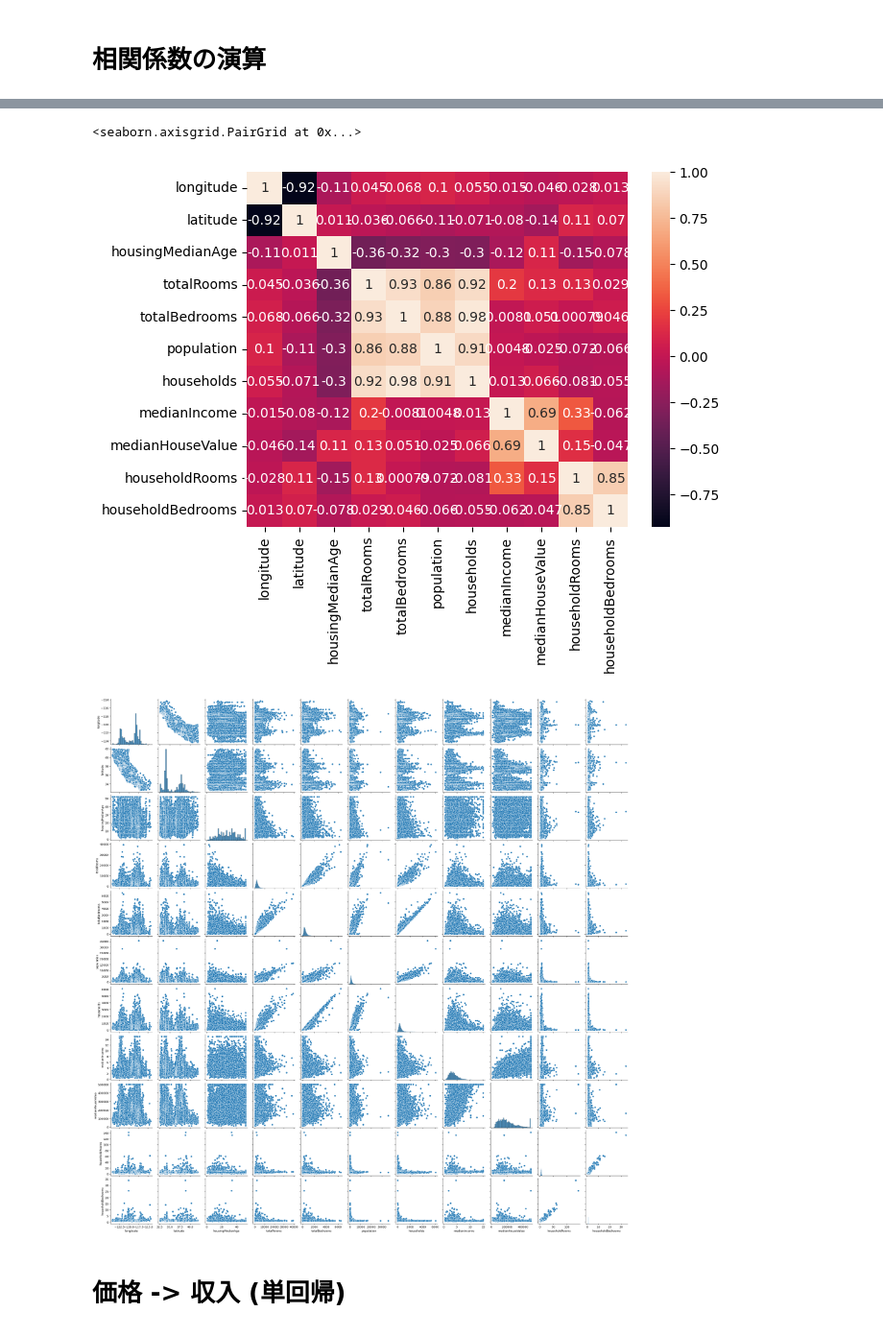
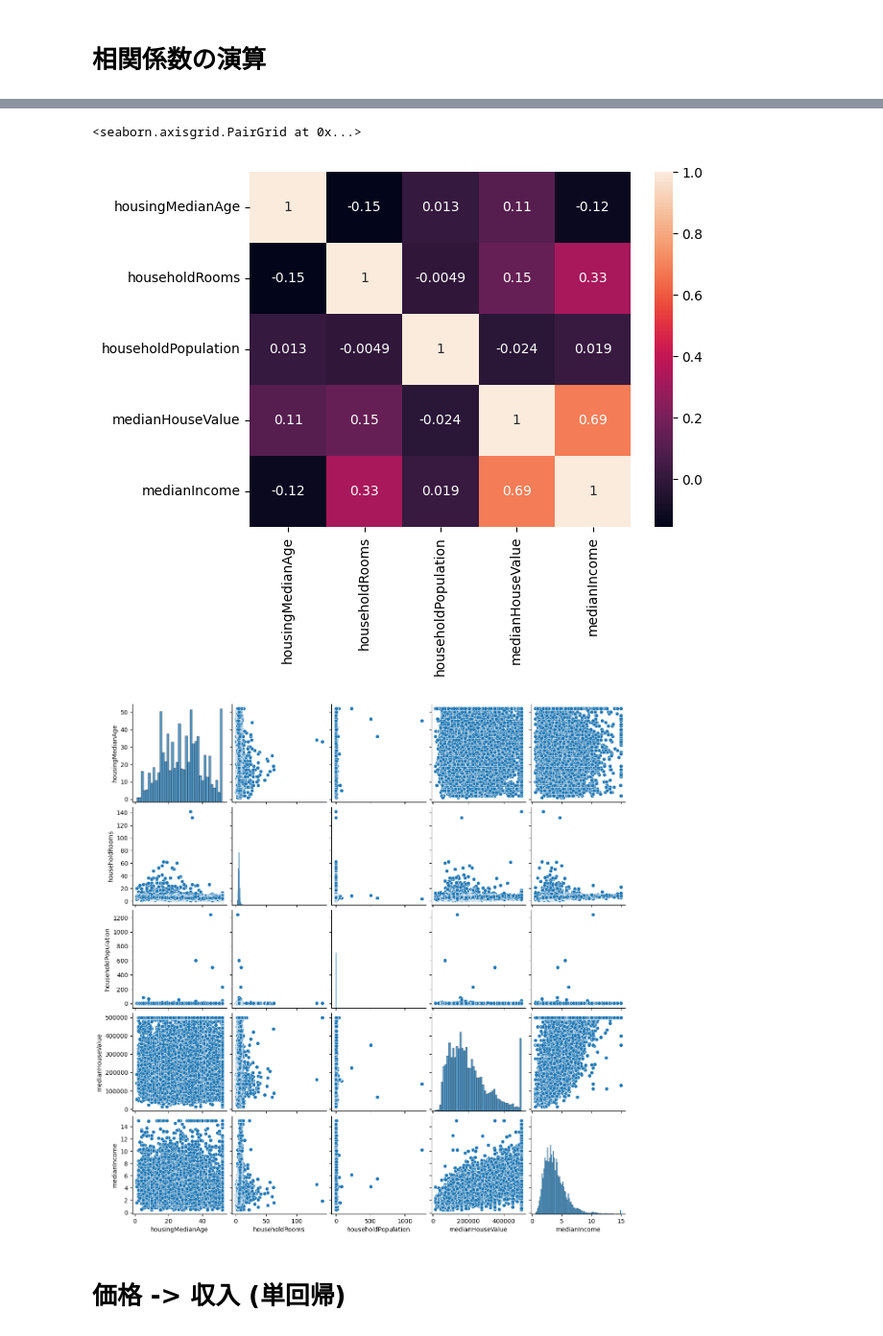
Before and after one commit to pantyetta/california_mra, a Jupyter notebook: main.ipynb, the cells around one changed output, grey strips where cells are left out. Shown at 96% size. Drawn from its saved outputs; the diff is of its cells as text; code cells hidden in the pictures.

```diff
--- a/main.ipynb
+++ b/main.ipynb
@@ -75,21 +77,24 @@ df = pd.read_csv(data_file_path, header=None, names=['longitude','latitude','hou
 
 df['householdRooms'] = df['totalRooms'] / df['households']
 df['householdBedrooms'] = df['totalBedrooms'] / df['households']
+df['householdPopulation'] = df['population'] / df['households']
+
+df_use = df[['housingMedianAge','householdRooms','householdPopulation','medianHouseValue', 'medianIncome']]
 
 # データフレームの列数を取得
-num_columns = df.shape[1]
+num_columns = df_use.shape[1]
 # 列の名前を取得
-columns = df.columns
+columns = df_use.columns
 
 # 2つずつの組み合わせを作成
 combinations = list(itertools.combinations(range(num_columns), 2))
 
 # 相関係数
-corr = df.corr()
+corr = df_use.corr()
 print(corr)
 
 seaborn.heatmap(corr, annot=True)
-seaborn.pairplot(df)
+seaborn.pairplot(df_use)
 
 # for i, (col1, col2) in enumerate(combinations):
 #     plt.figure(figsize=(7, 5))
@@ -127,6 +128,6 @@ householdBedrooms         -0.046701        0.847621           1.000000
 <seaborn.axisgrid.PairGrid at 0x...>
-[figure, old version]
+[figure, new version]
-[figure, old version]
+[figure, new version]
 # %% [markdown]
 # 価格 -> 収入 (単回帰)
 # %%
```
Also changed, not shown: parts of 20 cells of this notebook.
